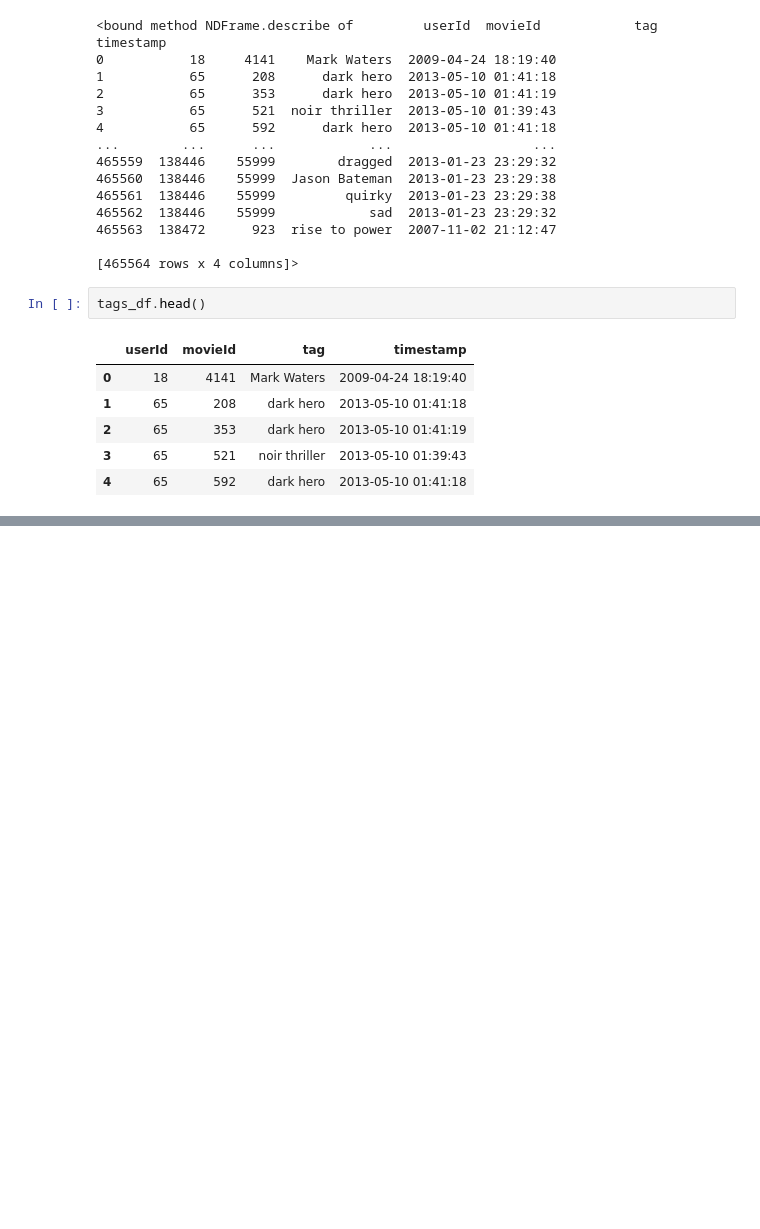
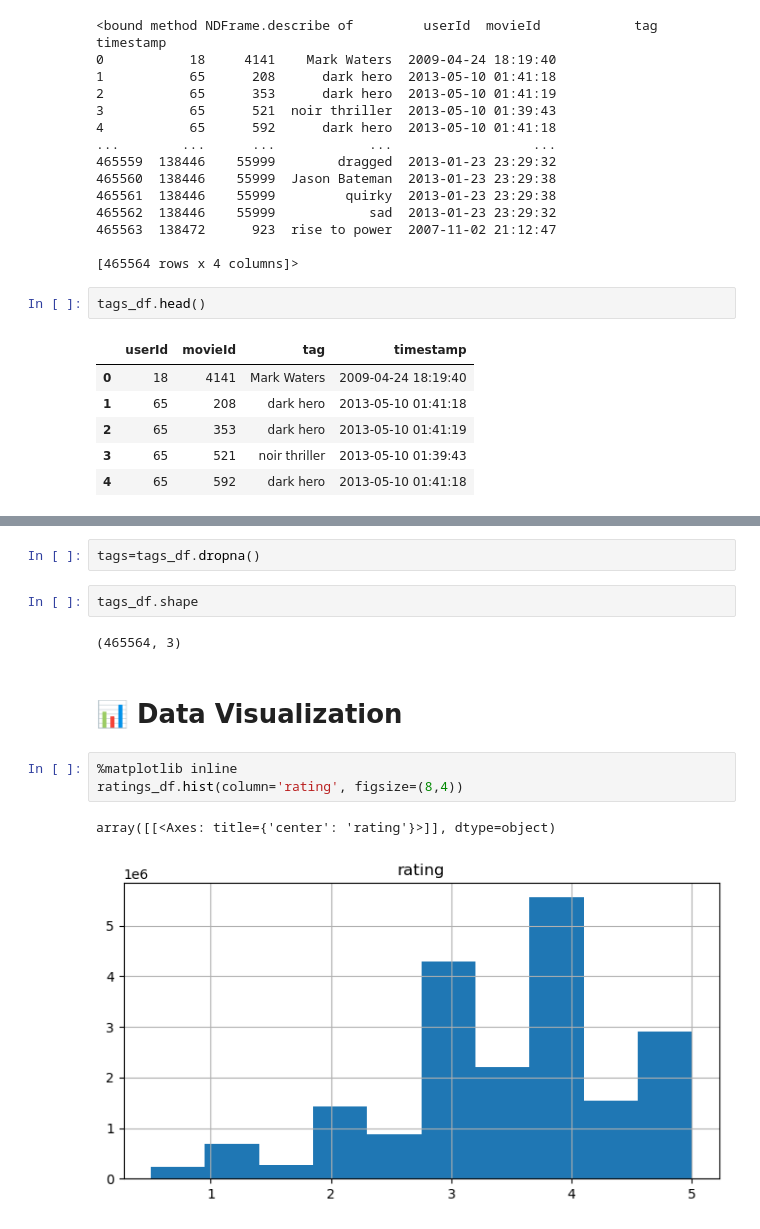
Before and after one commit to jayacpc9/FSDS_Classes, a Jupyter notebook: Python_Workspace/Notebook/BasicCoding_python_kaggle_intro_05272016 copy.ipynb, the cells around one changed output, grey strips where cells are left out. Cells and saved outputs as stored; diff of their text form; blank space fills up the shorter version.

```diff
--- a/Python_Workspace/Notebook/BasicCoding_python_kaggle_intro_05272016 copy.ipynb
+++ b/Python_Workspace/Notebook/BasicCoding_python_kaggle_intro_05272016 copy.ipynb
@@ -189,0 +484,14 @@ Name: 0, dtype: object
+# %%
+tags=tags_df.dropna()
+# %%
+tags_df.shape
+# %% [output]
+(465564, 3)
+# %% [markdown]
+# 📊 Data Visualization
+# %%
+%matplotlib inline
+ratings_df.hist(column='rating', figsize=(8,4))
+# %% [output]
+array([[<Axes: title={'center': 'rating'}>]], dtype=object)
+[figure, added]
```
Also changed, not shown: parts of 49 cells of this notebook.
